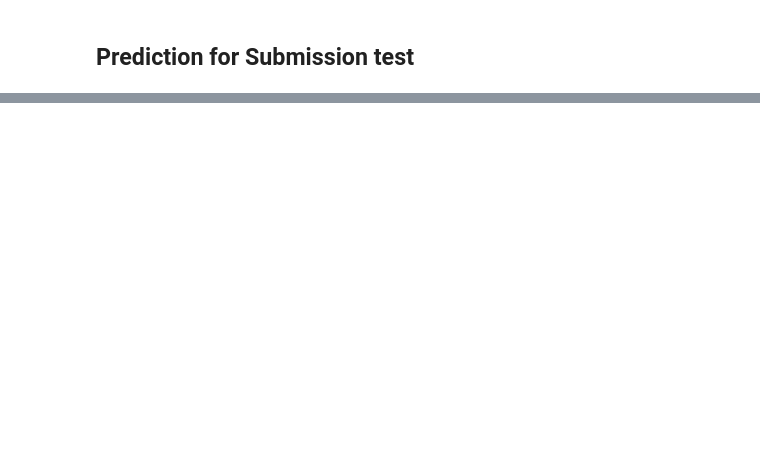
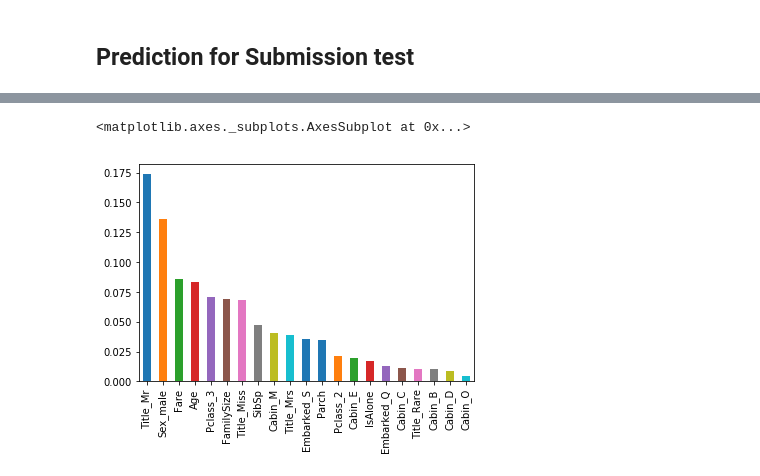
Before and after one commit to KunaalNaik/Python_Panda_for_Data_Science, a Jupyter notebook: Logistic/Titanic_Numerical_Submission2_All.ipynb, the cells around one changed output, grey strips where cells are left out. Drawn from its saved outputs; the diff is of its cells as text; code cells hidden in the pictures; blank space fills up the shorter version.

```diff
--- a/Logistic/Titanic_Numerical_Submission2_All.ipynb
+++ b/Logistic/Titanic_Numerical_Submission2_All.ipynb
@@ -150,0 +638,8 @@ NumSubmission.to_csv("NumSubmission.csv", index=False)
+# %%
+for w in range(10,300,20):
+    rf=RandomForestClassifier(n_estimators=w,oob_score=True,n_jobs=-1,random_state=400)
+    rf.fit(X_train,y_train)
+    oob=rf.oob_score_
+    print ('For n_estimators = '+str(w))
+    print ('OOB score is '+str(oob))
+    print ('************************')
@@ -150,0 +664,5 @@ NumSubmission.to_csv("NumSubmission.csv", index=False)
+# %%
+#Finalize 130 trees
+rf=RandomForestClassifier(n_estimators=110,oob_score=True,n_jobs=-1,random_state=400)
+# %%
+rf.fit(X_train,y_train)
@@ -150,0 +688,2 @@ NumSubmission.to_csv("NumSubmission.csv", index=False)
+# %%
+imp_feat=pd.Series(rf.feature_importances_,index=X.columns.tolist())
@@ -150,0 +710,5 @@ NumSubmission.to_csv("NumSubmission.csv", index=False)
+# %%
+imp_feat.sort_values(ascending=False).plot(kind='bar')
+# %% [output]
+<matplotlib.axes._subplots.AxesSubplot at 0x...>
+[figure, added]
```
Also changed, not shown: parts of 67 cells of this notebook.
